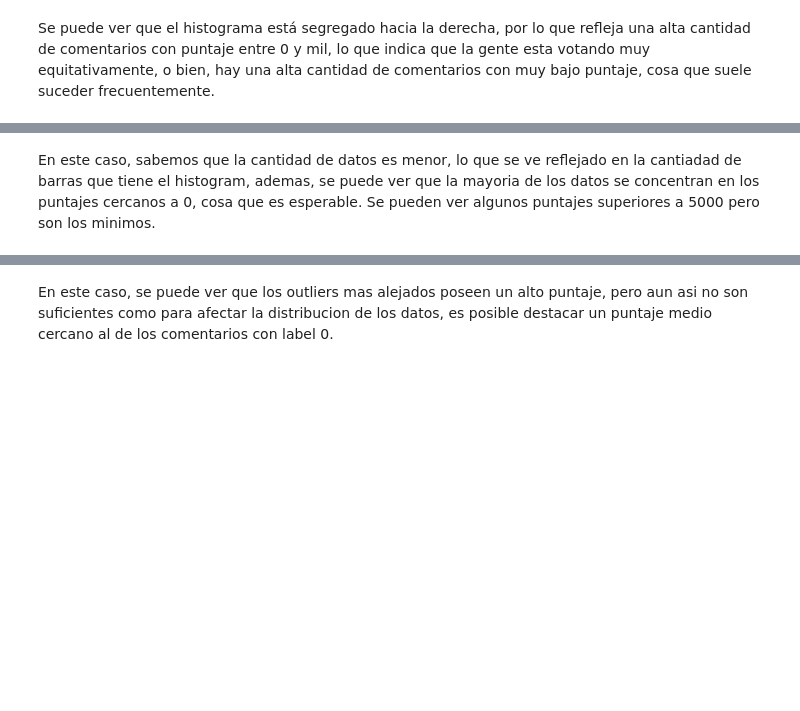
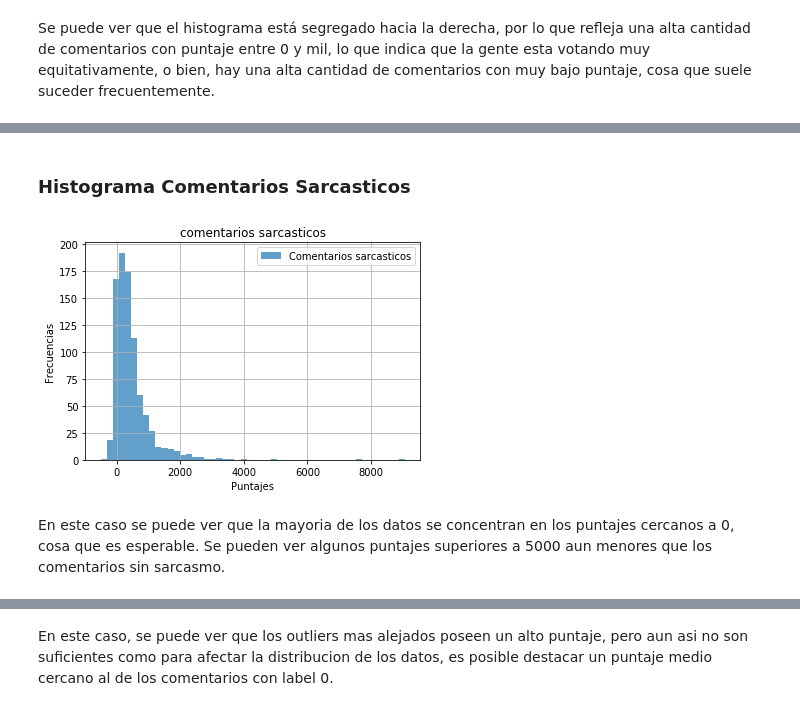
Before and after one commit to DankerMarthox/ESTACA, a Jupyter notebook: Laboratorio1/Laboratorio 1.ipynb, the cells around one changed output, grey strips where cells are left out. Cells and saved outputs as stored; diff of their text form; code cells hidden in the pictures; blank space fills up the shorter version.

```diff
--- a/Laboratorio1/Laboratorio 1.ipynb
+++ b/Laboratorio1/Laboratorio 1.ipynb
@@ -138,0 +193,12 @@ plt.show()
+# %%
+# label = 1
+
+newHistS = pd.DataFrame(dt.loc[
+        dt["label"] != 0]).drop(["label","comment",
+                                 "author","subreddit","subreddit",
+                                 "date", "ups","downs",
+                                 "parent_comment","created_utc"],axis=1)
+
+
+newHistS.insert(1, "count", 1)
+newHistS = newHistS.groupby("score").sum().reset_index()
@@ -153,2 +241,25 @@ plt.show()
+# %% [markdown]
+### Histograma Comentarios Sarcasticos
+# %%
+#plotting
+
+fig = plt.figure()
+ax = fig.add_subplot(111)
+
+#se hacen plots a 50 bins para una mayor presicion
+newHistS["score"].hist(
+    bins=50,
+    alpha = 0.7,
+    label="Comentarios sarcasticos",ls='dashed')
+
+plt.legend(loc='best')
+
+plt.title("comentarios sarcasticos")
+plt.xlabel("Puntajes")
+plt.ylabel("Frecuencias")
+
+plt.show()
+# %% [output]
+[figure, added]
 # %% [markdown]
-En este caso, sabemos que la cantidad de datos es menor, lo que se ve reflejado en la cantiadad de barras que tiene el histogram, ademas, se puede ver que la mayoria de los datos se concentran en los puntajes cercanos a 0, cosa que es esperable. Se pueden ver algunos puntajes superiores a 5000 pero son los minimos.
+En este caso se puede ver que la mayoria de los datos se concentran en los puntajes cercanos a 0, cosa que es esperable. Se pueden ver algunos puntajes superiores a 5000 aun menores que  los comentarios sin sarcasmo.
```
Also changed, not shown: parts of 29 cells of this notebook.
